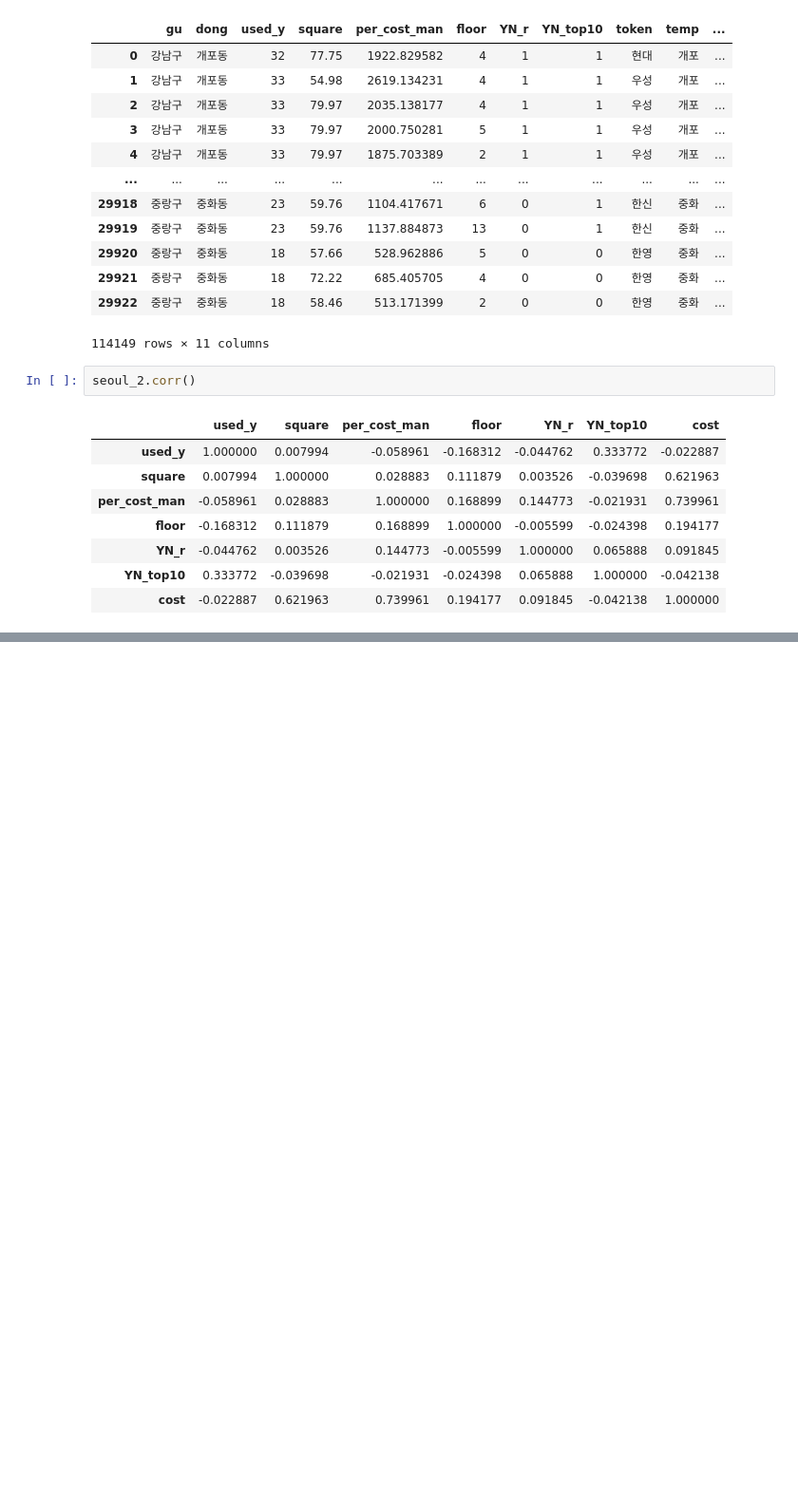
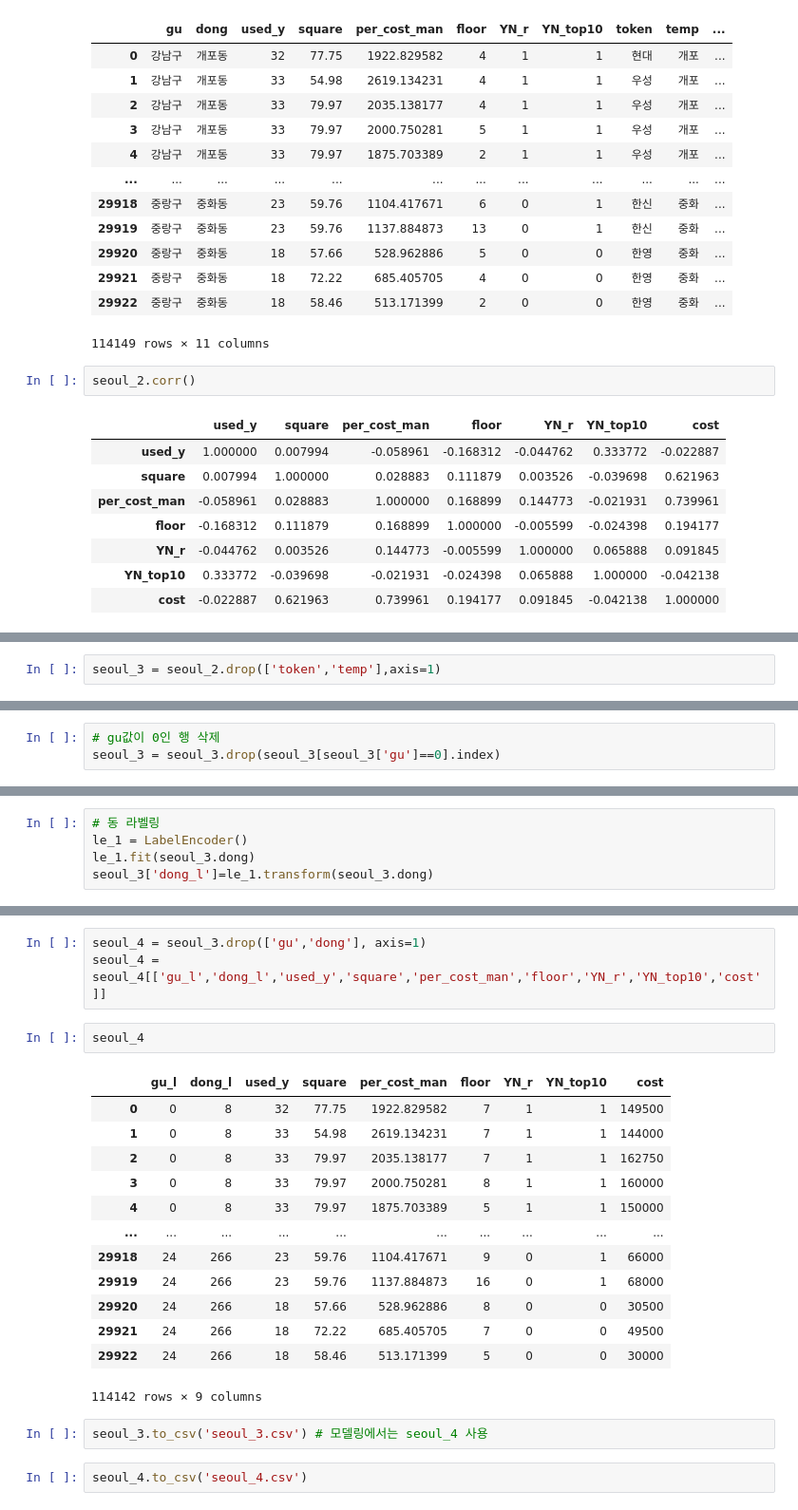
Before and after one commit to chaerui7967/ko_Apartment_Deal, a Jupyter notebook: Apart_EDA.ipynb, the cells around one changed output, grey strips where cells are left out. Shown at 95% size. Saved outputs shown, nothing was run; the diff lists cells and outputs as text; blank space fills up the shorter version.

```diff
--- a/Apart_EDA.ipynb
+++ b/Apart_EDA.ipynb
@@ -447,0 +478,2 @@ seoul[seoul['floor'] < 0]
+# %%
+seoul_3 = seoul_2.drop(['token','temp'],axis=1)
@@ -447,0 +490,3 @@ seoul[seoul['floor'] < 0]
+# %%
+# gu값이 0인 행 삭제
+seoul_3 = seoul_3.drop(seoul_3[seoul_3['gu']==0].index)
@@ -447,0 +542,5 @@ seoul[seoul['floor'] < 0]
+# %%
+# 동 라벨링
+le_1 = LabelEncoder()
+le_1.fit(seoul_3.dong)
+seoul_3['dong_l']=le_1.transform(seoul_3.dong)
@@ -447,0 +562,23 @@ seoul[seoul['floor'] < 0]
+# %%
+seoul_4 = seoul_3.drop(['gu','dong'], axis=1)
+seoul_4 = seoul_4[['gu_l','dong_l','used_y','square','per_cost_man','floor','YN_r','YN_top10','cost']]
+# %%
+seoul_4
+# %% [output]
+|  | gu_l | dong_l | used_y | square | per_cost_man | floor | YN_r | YN_top10 | cost |
+| 0 | 0 | 8 | 32 | 77.75 | 1922.829582 | 7 | 1 | 1 | 149500 |
+| 1 | 0 | 8 | 33 | 54.98 | 2619.134231 | 7 | 1 | 1 | 144000 |
+| 2 | 0 | 8 | 33 | 79.97 | 2035.138177 | 7 | 1 | 1 | 162750 |
+| 3 | 0 | 8 | 33 | 79.97 | 2000.750281 | 8 | 1 | 1 | 160000 |
+| 4 | 0 | 8 | 33 | 79.97 | 1875.703389 | 5 | 1 | 1 | 150000 |
+| ... | ... | ... | ... | ... | ... | ... | ... | ... | ... |
+| 29918 | 24 | 266 | 23 | 59.76 | 1104.417671 | 9 | 0 | 1 | 66000 |
+| 29919 | 24 | 266 | 23 | 59.76 | 1137.884873 | 16 | 0 | 1 | 68000 |
+| 29920 | 24 | 266 | 18 | 57.66 | 528.962886 | 8 | 0 | 0 | 30500 |
+| 29921 | 24 | 266 | 18 | 72.22 | 685.405705 | 7 | 0 | 0 | 49500 |
+| 29922 | 24 | 266 | 18 | 58.46 | 513.171399 | 5 | 0 | 0 | 30000 |
+114142 rows × 9 columns
+# %%
+seoul_3.to_csv('seoul_3.csv') # 모델링에서는 seoul_4 사용
+# %%
+seoul_4.to_csv('seoul_4.csv')
```
Also changed, not shown: parts of 15 cells of this notebook.
